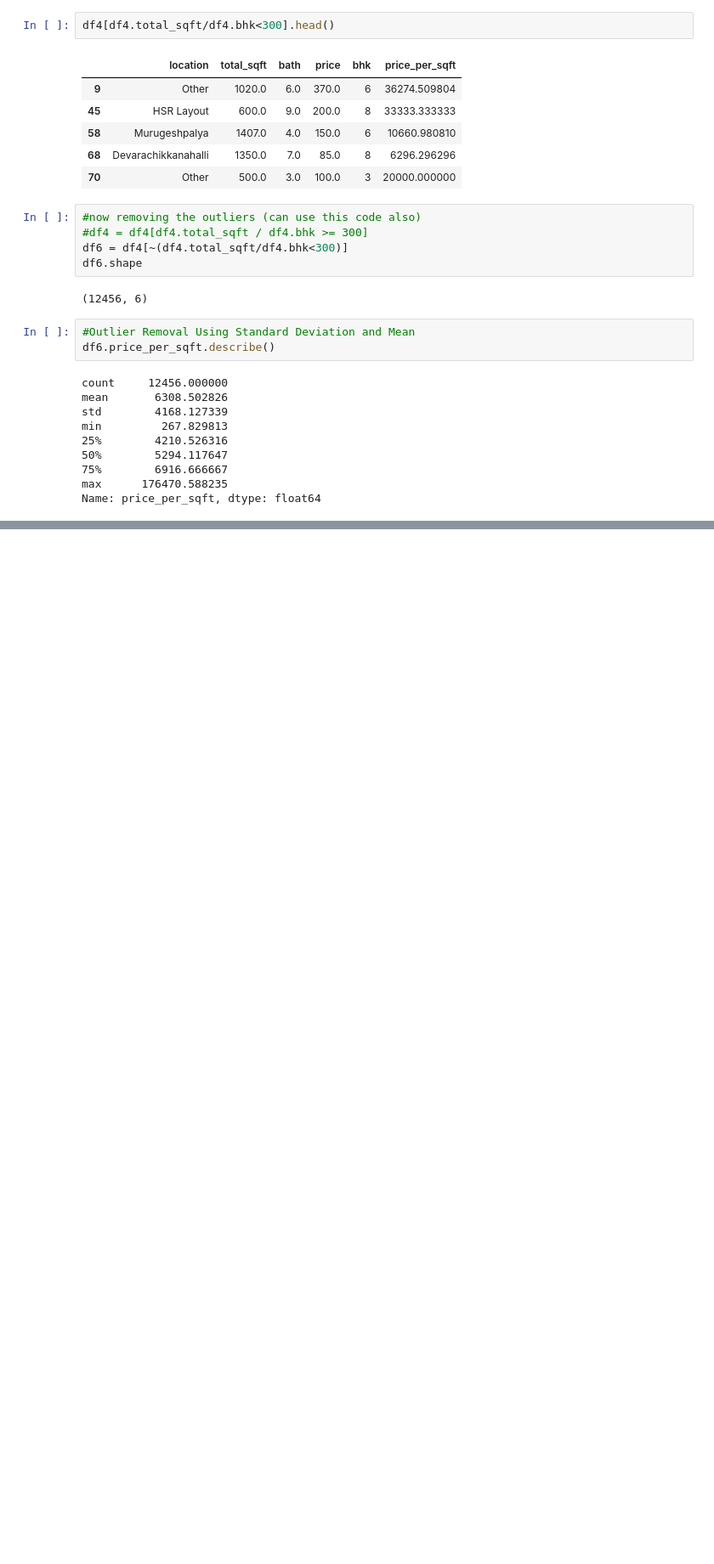
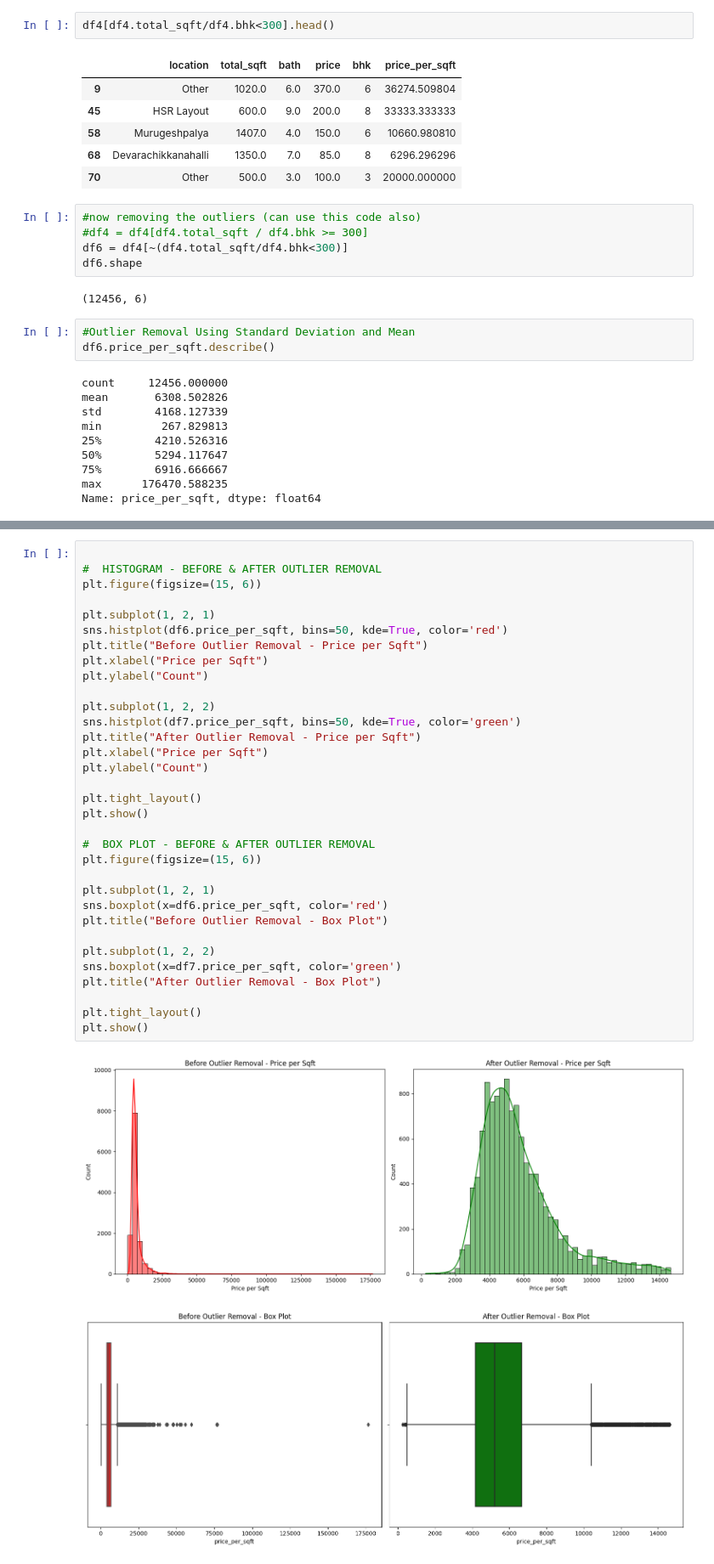
Before and after one commit to namankunwar/projects, a Jupyter notebook: real_estate_price_prediction/code.ipynb, the cells around one changed output, grey strips where cells are left out. Shown: that part at 85% size. Saved outputs shown, nothing was run; the diff lists cells and outputs as text; blank space fills up the shorter version.

```diff
--- a/real_estate_price_prediction/code.ipynb
+++ b/real_estate_price_prediction/code.ipynb
@@ -297,0 +332,36 @@ this shows a wide variation in property prices. We should remove outliers per lo
+# %%
+
+#  HISTOGRAM - BEFORE & AFTER OUTLIER REMOVAL
+plt.figure(figsize=(15, 6))
+
+plt.subplot(1, 2, 1)
+sns.histplot(df6.price_per_sqft, bins=50, kde=True, color='red')
+plt.title("Before Outlier Removal - Price per Sqft")
+plt.xlabel("Price per Sqft")
+plt.ylabel("Count")
+
+plt.subplot(1, 2, 2)
+sns.histplot(df7.price_per_sqft, bins=50, kde=True, color='green')
+plt.title("After Outlier Removal - Price per Sqft")
+plt.xlabel("Price per Sqft")
+plt.ylabel("Count")
+
+plt.tight_layout()
+plt.show()
+
+#  BOX PLOT - BEFORE & AFTER OUTLIER REMOVAL
+plt.figure(figsize=(15, 6))
+
+plt.subplot(1, 2, 1)
+sns.boxplot(x=df6.price_per_sqft, color='red')
+plt.title("Before Outlier Removal - Box Plot")
+
+plt.subplot(1, 2, 2)
+sns.boxplot(x=df7.price_per_sqft, color='green')
+plt.title("After Outlier Removal - Box Plot")
+
+plt.tight_layout()
+plt.show()
+# %% [output]
+[figure, added]
+[figure, added]
```
Also changed, not shown: parts of 34 cells of this notebook.
